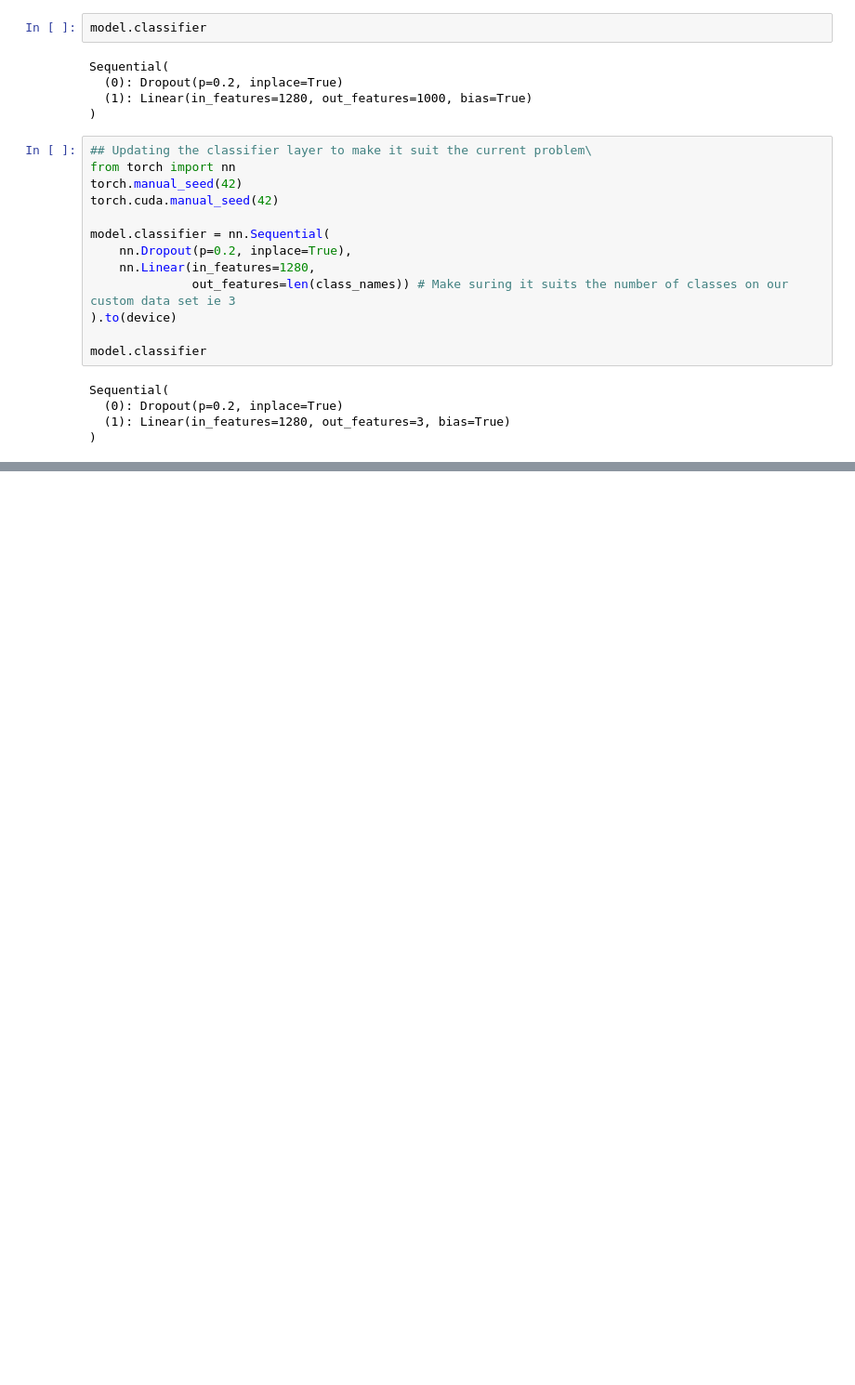
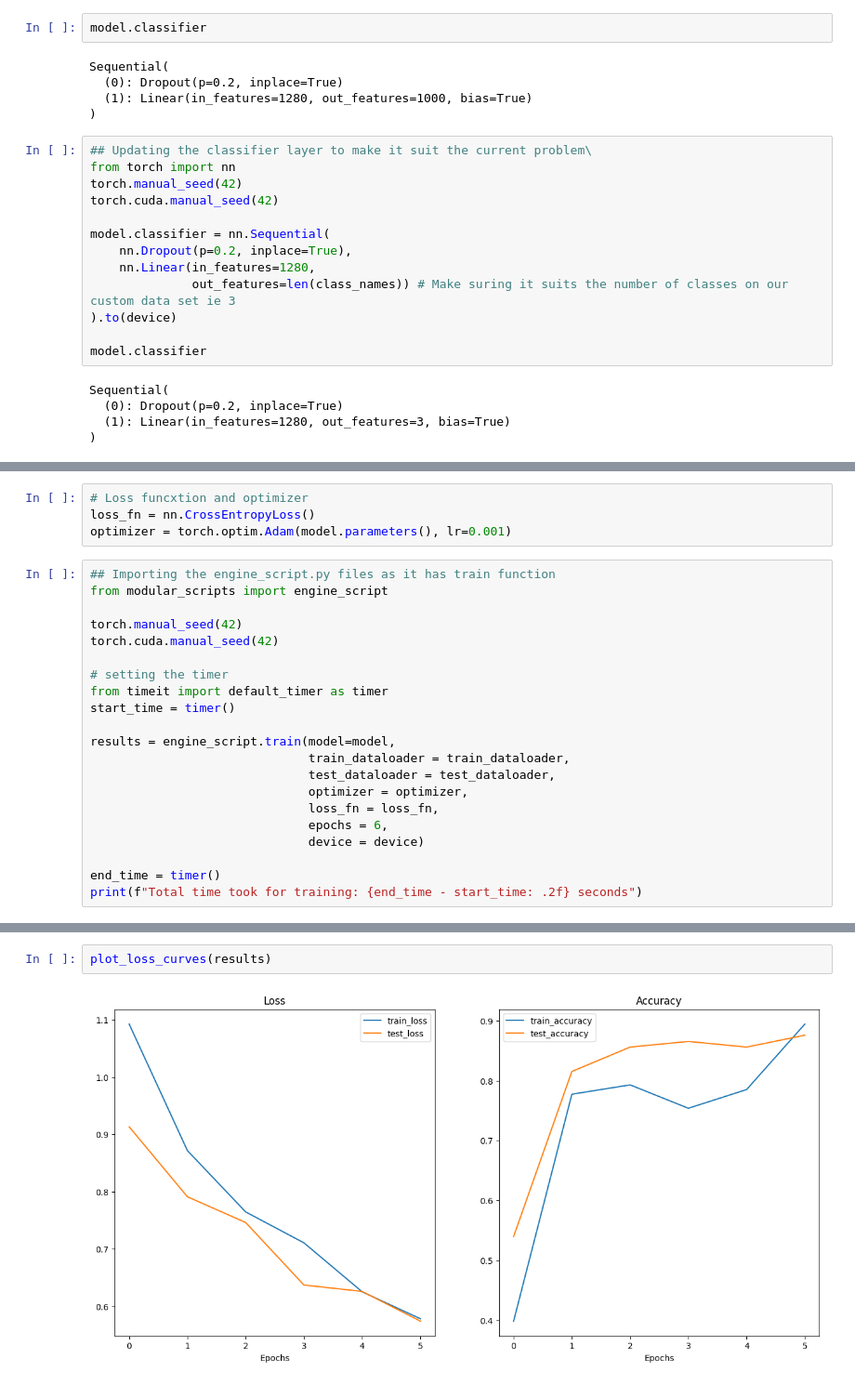
Before and after one commit to Naga-SDonepudi/PyTorch_HandsOn, a Jupyter notebook: 7_transfer_learning.ipynb, the cells around one changed output, grey strips where cells are left out. Shown at 93% size. Drawn from its saved outputs; the diff is of its cells as text; blank space fills up the shorter version.

```diff
--- a/7_transfer_learning.ipynb
+++ b/7_transfer_learning.ipynb
@@ -254,0 +280,25 @@ Sequential(
+# %%
+# Loss funcxtion and optimizer
+loss_fn = nn.CrossEntropyLoss()
+optimizer = torch.optim.Adam(model.parameters(), lr=0.001)
+# %%
+## Importing the engine_script.py files as it has train function
+from modular_scripts import engine_script
+
+torch.manual_seed(42)
+torch.cuda.manual_seed(42)
+
+# setting the timer
+from timeit import default_timer as timer
+start_time = timer()
+
+results = engine_script.train(model=model,
+                              train_dataloader = train_dataloader,
+                              test_dataloader = test_dataloader,
+                              optimizer = optimizer,
+                              loss_fn = loss_fn,
+                              epochs = 6,
+                              device = device)
+
+end_time = timer()
+print(f"Total time took for training: {end_time - start_time: .2f} seconds")
@@ -254,0 +323,4 @@ Sequential(
+# %%
+plot_loss_curves(results)
+# %% [output]
+[figure, added]
```
Also changed, not shown: parts of 14 cells of this notebook.
